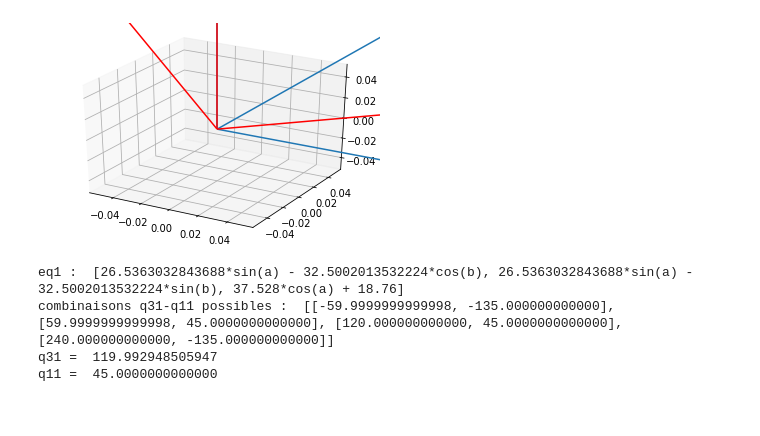
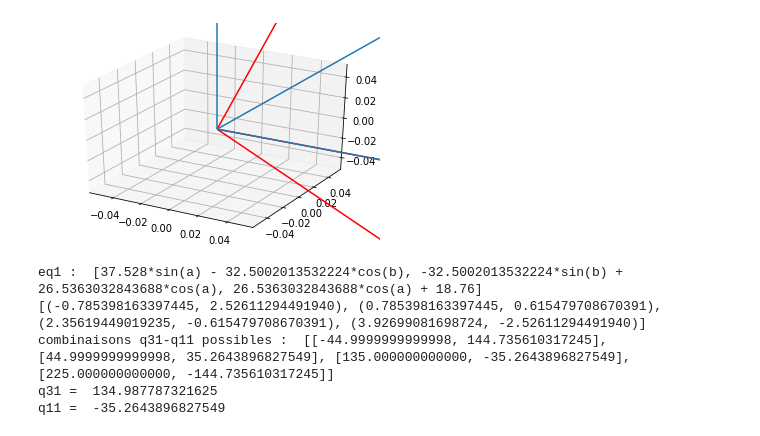
Before and after one commit to pollen-robotics/orbita, a Jupyter notebook: spherical_quaternion.ipynb, the cells around one changed output. Saved outputs shown, nothing was run; the diff lists cells and outputs as text; code cells hidden in the pictures.

Commit message:
Add a function get_new_frame which returns the new X,Y and Z

```diff
--- a/spherical_quaternion.ipynb
+++ b/spherical_quaternion.ipynb
@@ -92,20 +76,22 @@ Final Z :  [0.0, 0.0, 1.0]
 # %%
 import matplotlib.pyplot as plt
 from mpl_toolkits.mplot3d import Axes3D
+
+X,Y,Z = get_new_frame([0.0,1.0,1.0])
 
 origin = [0,0,0]
 X_, Y_, Z_ = zip(origin,origin,origin)
 X0_,Y0_,Z0_ = zip(origin,origin,origin)
 U, V, W = zip(X,Y,Z)
 U0,V0,W0 = zip(x0,y0,z0)
 
 fig = plt.figure()
 ax = fig.add_subplot(1,1,1, projection='3d')
 ax.quiver(X0_,Y0_,Z0_,U0,V0,W0,arrow_length_ratio=0.01)
 ax.quiver(X_,Y_,Z_,U,V,W,arrow_length_ratio=0.01,color='r')
 plt.show()
 # %% [output]
-[figure, old version]
+[figure, new version]
 # %%
 from sympy.solvers import *
 from sympy.abc import a,b
@@ -125,6 +111,7 @@ for i in range(3):
 print("eq1 : ",eq1)  #Equation to solve
 res = solve([eq1[0],eq1[1]],a,b)
 res_deg=[]
+print(res)
 for i in range(len(res)):
     res_deg.append([])
     for j in res[i]:
@@ -150,7 +137,8 @@ for i in range(len(res_deg)):
 q11 = res_deg[indice][1]
 print ("q11 = ",q11)
 # %% [output]
-eq1 :  [26.5363032843688*sin(a) - 32.5002013532224*cos(b), 26.5363032843688*sin(a) - 32.5002013532224*sin(b), 37.528*cos(a) + 18.76]
-combinaisons q31-q11 possibles :  [[-59.9999999999998, -135.000000000000], [59.9999999999998, 45.0000000000000], [120.000000000000, 45.0000000000000], [240.000000000000, -135.000000000000]]
-q31 =  119.992948505947
-q11 =  45.0000000000000
+eq1 :  [37.528*sin(a) - 32.5002013532224*cos(b), -32.5002013532224*sin(b) + 26.5363032843688*cos(a), 26.5363032843688*cos(a) + 18.76]
+[(-0.785398163397445, 2.52611294491940), (0.785398163397445, 0.615479708670391), (2.35619449019235, -0.615479708670391), (3.92699081698724, -2.52611294491940)]
+combinaisons q31-q11 possibles :  [[-44.9999999999998, 144.735610317245], [44.9999999999998, 35.2643896827549], [135.000000000000, -35.2643896827549], [225.000000000000, -144.735610317245]]
+q31 =  134.987787321625
+q11 =  -35.2643896827549
```
Also changed, not shown: parts of 1 cell of this notebook.
